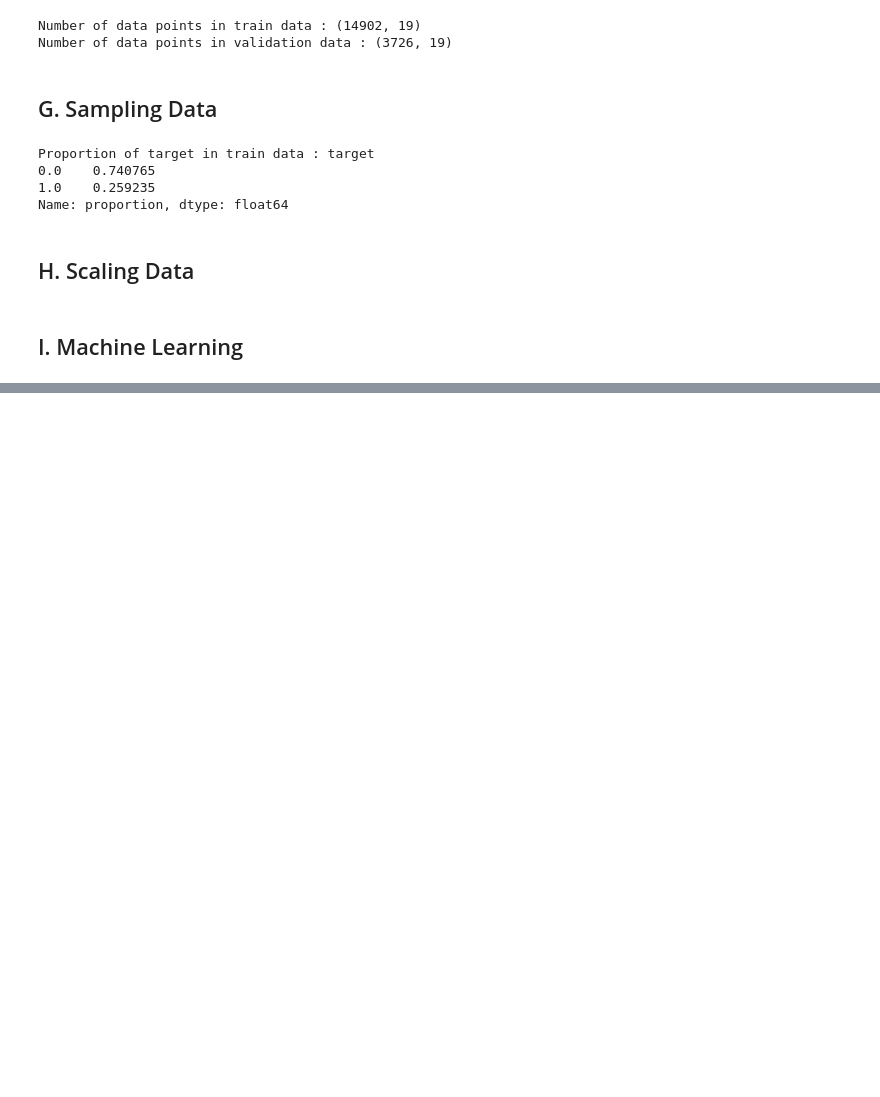
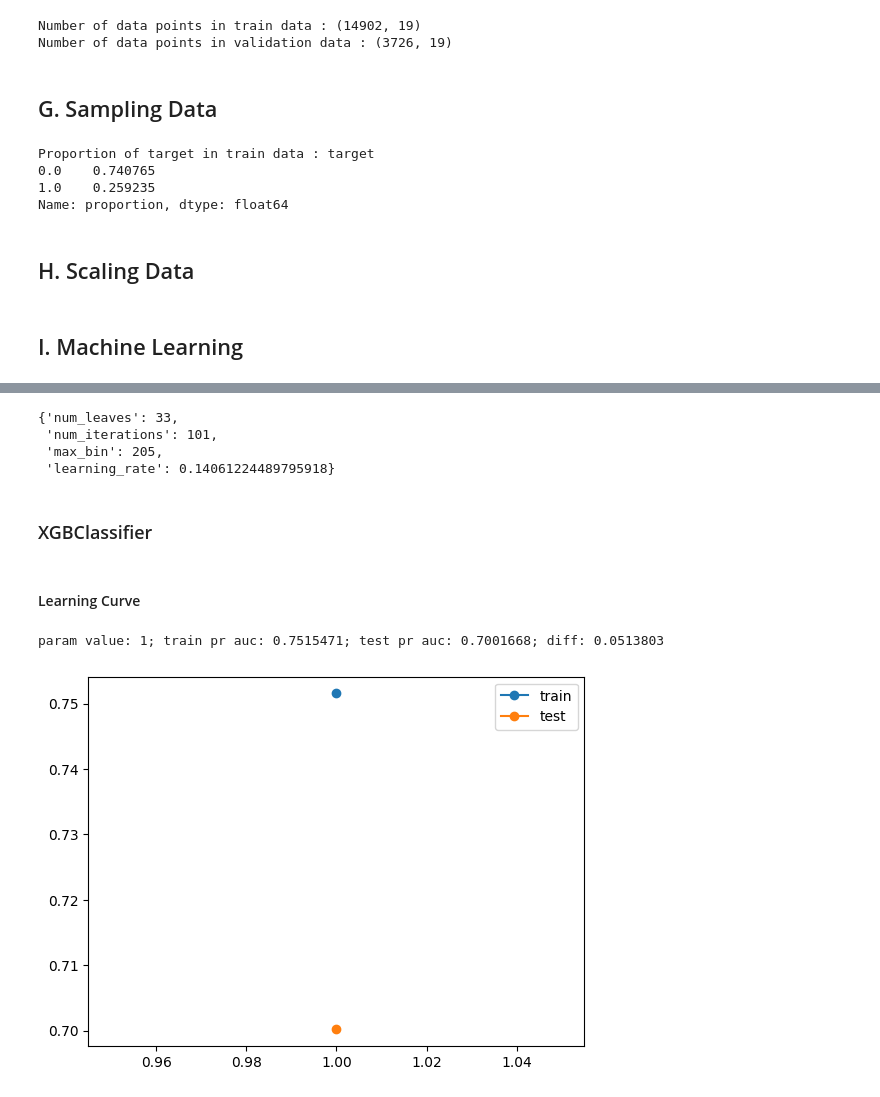
Before and after one commit to MN-Atthoriq/Data-Science-Project_HR-Analytics-Job-Change-of-Data-Scientist, a Jupyter notebook: 2_Data-Preprocessing_and_ML_Stage-2.ipynb, the cells around one changed output, grey strips where cells are left out. Cells and saved outputs as stored; diff of their text form; code cells hidden in the pictures; blank space fills up the shorter version.

```diff
--- a/2_Data-Preprocessing_and_ML_Stage-2.ipynb
+++ b/2_Data-Preprocessing_and_ML_Stage-2.ipynb
@@ -379,0 +415,7 @@ Learning rate set to 0.032867
+# %%
+# check using learning curve parameters
+lclgbm = LGBMClassifier()
+lclgbm.set_params(max_bin=198,learning_rate=0.14714,num_iterations=99,num_leaves=31)
+lclgbm.__name__ = 'LGBMClassifier_LearningCurve'
+lclgbm.fit(X_train, y_train, feature_name=X.columns.tolist())
+explain_model(lclgbm)
@@ -379,0 +440,13 @@ Learning rate set to 0.032867
+# %%
+# hyperparameter
+max_bin = [int(x) for x in np.linspace(195,205,10)] # max_bin = 198
+num_iterations = [int(x) for x in np.linspace(90,110,20)] # num_iterations = 99
+learning_rate = [float(x) for x in np.linspace(0.13,0.15,50)] # learning_rate = 0.14714
+num_leaves = [int(x) for x in np.linspace(20,40,20)] # num_leaves = 31
+hyperparameters = dict(max_bin=max_bin, num_iterations=num_iterations, learning_rate=learning_rate, num_leaves=num_leaves)
+
+# Randomized Search CV
+model = LGBMClassifier()
+rslgbm = RandomizedSearchCV(model, hyperparameters, scoring='average_precision', cv=StratifiedKFold(n_splits=5), random_state=1, n_iter=100)
+rslgbm.fit(X_train, y_train)
+explain_model(rslgbm)
@@ -379,0 +469,44 @@ Learning rate set to 0.032867
+# %%
+# check best parameters
+rslgbm.best_params_
+# %% [output]
+{'num_leaves': 33,
+ 'num_iterations': 101,
+ 'max_bin': 205,
+ 'learning_rate': 0.14061224489795918}
+# %% [markdown]
+### XGBClassifier
+# %% [markdown]
+#### Learning Curve
+# %%
+param_values = [int(x) for x in np.linspace(3,8)] # min_child_weight = 3 or 8
+param_values = [float(x) for x in np.linspace(0.97,0.98,20)] # subsample = 0.9747368421052631
+param_values = [float(x) for x in np.linspace(0,1,20)] # gamma = 0.6842105263157894
+param_values = [float(x) for x in np.linspace(0.35,0.4,20)] # eta = 0.37894736842105264
+param_values = [1]
+
+train_scores = []
+test_scores = []
+
+for p in param_values:
+  model = XGBClassifier()
+  model.set_params(min_child_weight=3,subsample=0.9747368421052631,gamma=0.6842105263157894,eta=0.37894736842105264)
+  model.fit(X_train, y_train)
+
+  # eval di train data
+  y_pred_train = model.predict(X_train)
+  train_scores.append(metrics.average_precision_score(y_train, y_pred_train))
+
+  # eval di test data
+  y_pred = model.predict(X_test)
+  test_scores.append(metrics.average_precision_score(y_test, y_pred))
+
+  print(f"param value: {p}; train pr auc: {train_scores[-1]:.7f}; test pr auc: {test_scores[-1]:.7f}; diff: {train_scores[-1]-test_scores[-1]:.7f}")
+
+plt.plot(param_values, train_scores, label='train', marker='o')
+plt.plot(param_values, test_scores, label='test', marker='o')
+plt.legend()
+plt.show()
+# %% [output]
+param value: 1; train pr auc: 0.7515471; test pr auc: 0.7001668; diff: 0.0513803
+[figure, added]
```
Also changed, not shown: parts of 37 cells of this notebook, 1 other file.
